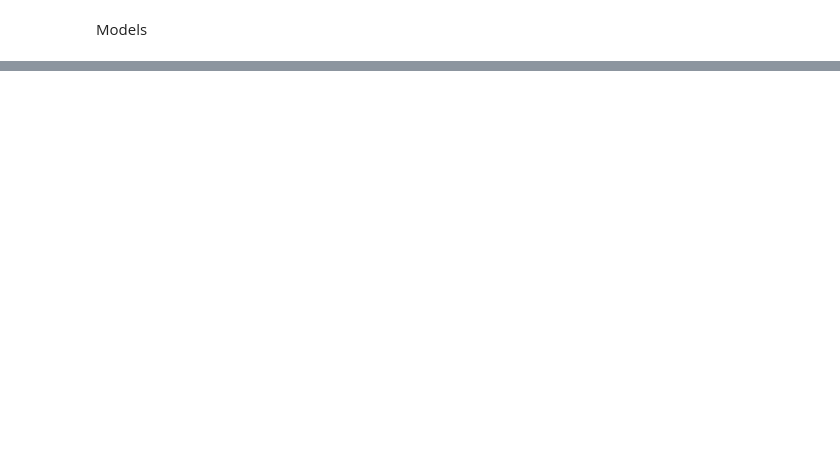
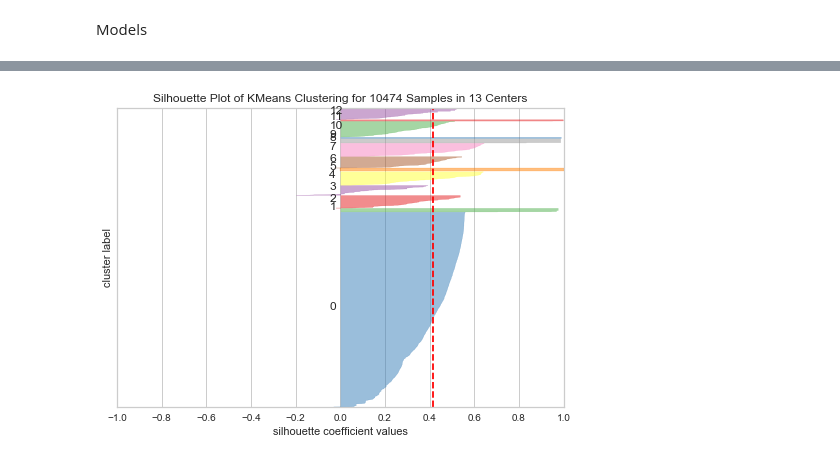
Before and after one commit to konelson/sustainability_nlp, a Jupyter notebook: sustainability_topic_modeling.ipynb, the cells around one changed output, grey strips where cells are left out. Cells and saved outputs as stored; diff of their text form; code cells hidden in the pictures; blank space fills up the shorter version.

```diff
--- a/sustainability_topic_modeling.ipynb
+++ b/sustainability_topic_modeling.ipynb
@@ -164,0 +198,9 @@ for tweet in english_cursor:
+# %%
+'''
+english_cursor = sustainability_collection.aggregate([{'$match': {'lang': 'en'}}])
+
+cleaned_tweets = []
+
+for tweet in english_cursor:
+    cleaned_tweets.append(cleaned_text(tweet['text'], stemmer=PorterStemmer()))
+    '''
@@ -318,0 +590,8 @@ nmf_cv_data = nmf_cv.fit_transform(cv_data)
+# %%
+from sklearn.cluster import KMeans
+from yellowbrick.cluster import SilhouetteVisualizer
+visualiser = SilhouetteVisualizer(KMeans(n_clusters=13))
+visualiser.fit(nmf_cv_data)
+visualiser.poof()
+# %% [output]
+[figure, added]
```
Also changed, not shown: parts of 73 cells of this notebook, 1 other file.
